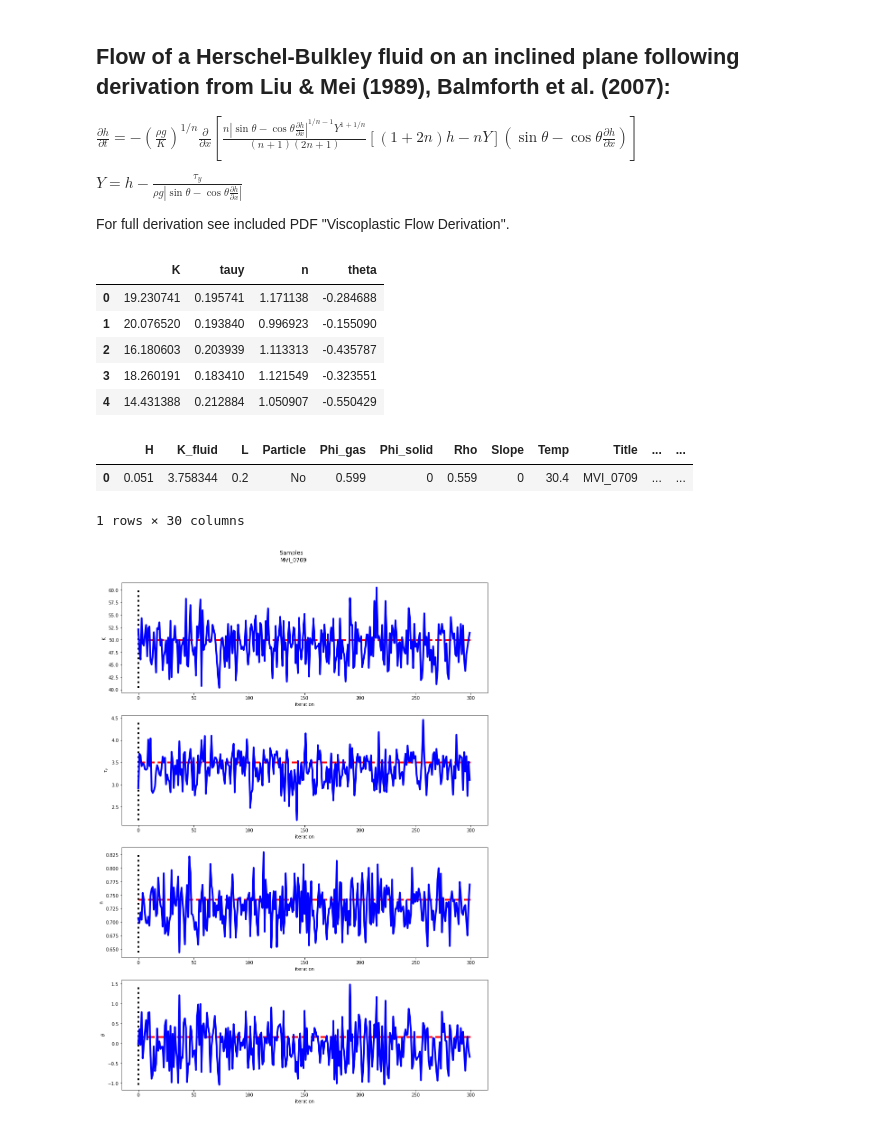
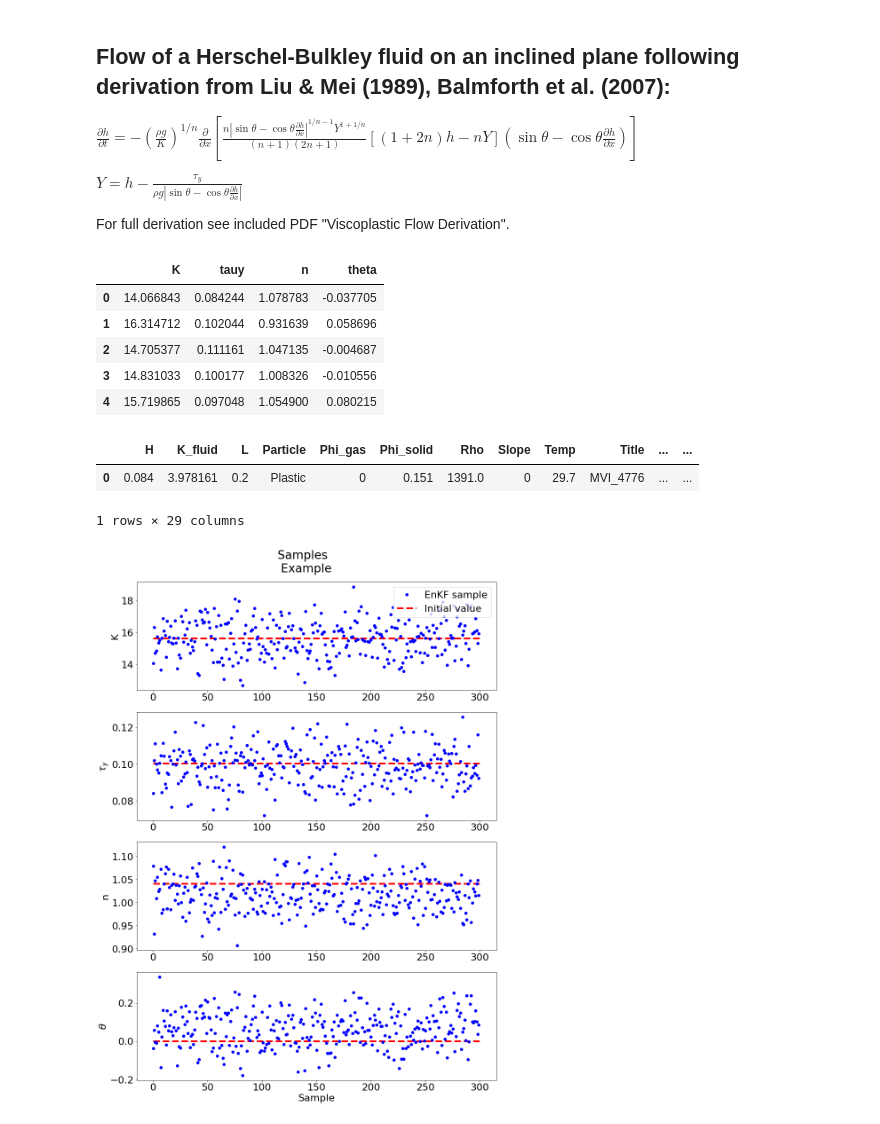
Before and after one commit to JanineBirnbaum18/3-phase-flow, a Jupyter notebook: EnKF/Visualize_EnKF.ipynb, the cells around one changed output. Saved outputs shown, nothing was run; the diff lists cells and outputs as text; code cells hidden in the pictures.

```diff
--- a/EnKF/Visualize_EnKF.ipynb
+++ b/EnKF/Visualize_EnKF.ipynb
@@ -32,47 +32,46 @@ $ Y = h - \frac{\tau_y}{\rho g |\sin{\theta} -\cos{\theta} \frac{\partial h}{\pa
 
 For full derivation see included PDF "Viscoplastic Flow Derivation".
 # %%
-title_str = 'file_name' # just change this
+title_str = 'Example' # just change this
 
-filename = 'C:/path/to/file/direcory/'
-output_dir = 'C:/path/to/output/directory/'
+filename = './' # path to input directory
+output_dir = './' # path to output directory for figures
 samples = pd.read_hdf(filename + title_str + '.h5', key='EnKF_params')
 samples.head()
 # %% [output]
 |  | K | tauy | n | theta |
-| 0 | 19.230741 | 0.195741 | 1.171138 | -0.284688 |
-| 1 | 20.076520 | 0.193840 | 0.996923 | -0.155090 |
-| 2 | 16.180603 | 0.203939 | 1.113313 | -0.435787 |
-| 3 | 18.260191 | 0.183410 | 1.121549 | -0.323551 |
-| 4 | 14.431388 | 0.212884 | 1.050907 | -0.550429 |
+| 0 | 14.066843 | 0.084244 | 1.078783 | -0.037705 |
+| 1 | 16.314712 | 0.102044 | 0.931639 | 0.058696 |
+| 2 | 14.705377 | 0.111161 | 1.047135 | -0.004687 |
+| 3 | 14.831033 | 0.100177 | 1.008326 | -0.010556 |
+| 4 | 15.719865 | 0.097048 | 1.054900 | 0.080215 |
 # %%
 meta = pd.read_hdf(filename + title_str + '.h5', key='meta')
-meta
+meta.head()
 # %% [output]
 |  | H | K_fluid | L | Particle | Phi_gas | Phi_solid | Rho | Slope | Temp | Title | ... | ... |
-| 0 | 0.051 | 3.758344 | 0.2 | No | 0.599 | 0 | 0.559 | 0 | 30.4 | MVI_0709 | ... | ... |
+| 0 | 0.084 | 3.978161 | 0.2 | Plastic | 0 | 0.151 | 1391.0 | 0 | 29.7 | MVI_4776 | ... | ... |
-1 rows × 30 columns
+1 rows × 29 columns
 # %%
 H = meta.H[0]
 L = meta.L[0]
 K_fluid = meta.K_fluid[0]
-rho = meta.Rho[0]*1000
+rho = meta.Rho[0]
 theta = meta.Slope[0]
 T = meta.Temp[0]
 phi_gas = meta.Phi_gas[0]
 phi_solid = meta.Phi_solid[0]
-title_str = meta.Title[0]
 
+# starting guess
 try:
-    meta.K_post
+    K_init = meta.K_guess[0]
+    tauy_init = meta.tauy_guess[0]
+    n_init = meta.n_guess[0]
+    theta_init = 0
+except:
     K_init = meta.K_post[0]
     tauy_init = meta.tauy_post[0]
     n_init = meta.n_post[0]
-    theta_init = meta.theta_post[0]
-except AttributeError:
-    K_init = meta.K_guess[0]
-    tauy_init = meta.tauy_guess[0]
-    n_init = meta.n_guess[0]
     theta_init = 0
 
 dat = pd.read_hdf(filename + title_str + '.h5', key='df')
@@ -84,44 +83,28 @@ x_pos = dat.X_pos.iloc[tloc:]
 # %%
 # inspect runs
 samples_full = samples.values
-nwalkers = 1
-steps = 300
-s = 0
-
-subset = np.zeros((0,4))
-
-for walker in np.arange(nwalkers):
-    subset = np.append(subset,samples_full[(walker*steps + s):((walker + 1)*steps + 1)],axis=0)
-
-samples_full = subset
 
 fig,ax = plt.subplots(nrows=4, figsize=(15,20))
-ax[0].plot(samples_full[:,0],'b-')
-ax[0].hlines(K_init, 0, samples_full.shape[0],colors='r',linestyles='dashed')
-ax[0].vlines(np.arange(nwalkers)*(steps-s),np.min(samples_full[:,0]),np.max(samples_full[:,0]),colors='k',linestyles='dotted')
-ax[0].set_xlabel('iteration')
+ax[0].plot(samples_full[:,0],'bo', label='EnKF sample')
+ax[0].hlines(K_init, 0, samples_full.shape[0],colors='r',linestyles='dashed', label='Initial value') # starting
 ax[0].set_ylabel('K')
-ax[1].plot(samples_full[:,1],'b-')
+ax[0].legend()
+ax[1].plot(samples_full[:,1],'bo')
 ax[1].hlines(tauy_init, 0, samples_full.shape[0],colors='r',linestyles='dashed')
-ax[1].vlines(np.arange(nwalkers)*(steps-s),np.min(samples_full[:,1]),np.max(samples_full[:,1]),colors='k',linestyles='dotted')
-ax[1].set_xlabel('iteration')
 ax[1].set_ylabel(r'$\tau_y$')
-ax[2].plot(samples_full[:,2],'b-')
+ax[2].plot(samples_full[:,2],'bo')
 ax[2].hlines(n_init, 0, samples_full.shape[0],colors='r',linestyles='dashed')
-ax[2].vlines(np.arange(nwalkers)*(steps-s),np.min(samples_full[:,2]),np.max(samples_full[:,2]),colors='k',linestyles='dotted')
-ax[2].set_xlabel('iteration')
 ax[2].set_ylabel('n');
-ax[3].plot(samples_full[:,3],'b-')
+ax[3].plot(samples_full[:,3],'bo')
 ax[3].hlines(theta_init, 0, samples_full.shape[0],colors='r',linestyles='dashed')
-ax[3].vlines(np.arange(nwalkers)*(steps-s),np.min(samples_full[:,3]),np.max(samples_full[:,3]),colors='k',linestyles='dotted')
-ax[3].set_xlabel('iteration')
+ax[3].set_xlabel('Sample')
 ax[3].set_ylabel(r'$\theta$');
 
 fig.subplots_adjust(bottom=0.15, top=0.93, left=0.15)
 fig.suptitle('Samples \n ' + title_str)
 fig.savefig(output_dir + 'Samples_' + title_str + '_EnKF.pdf')
 # %% [output]
-[figure, old version]
+[figure, new version]
 # %%
 # Inspect EnKF results
 # ignore initial samples
```
Also changed, not shown: parts of 6 cells of this notebook, 47 other files.
